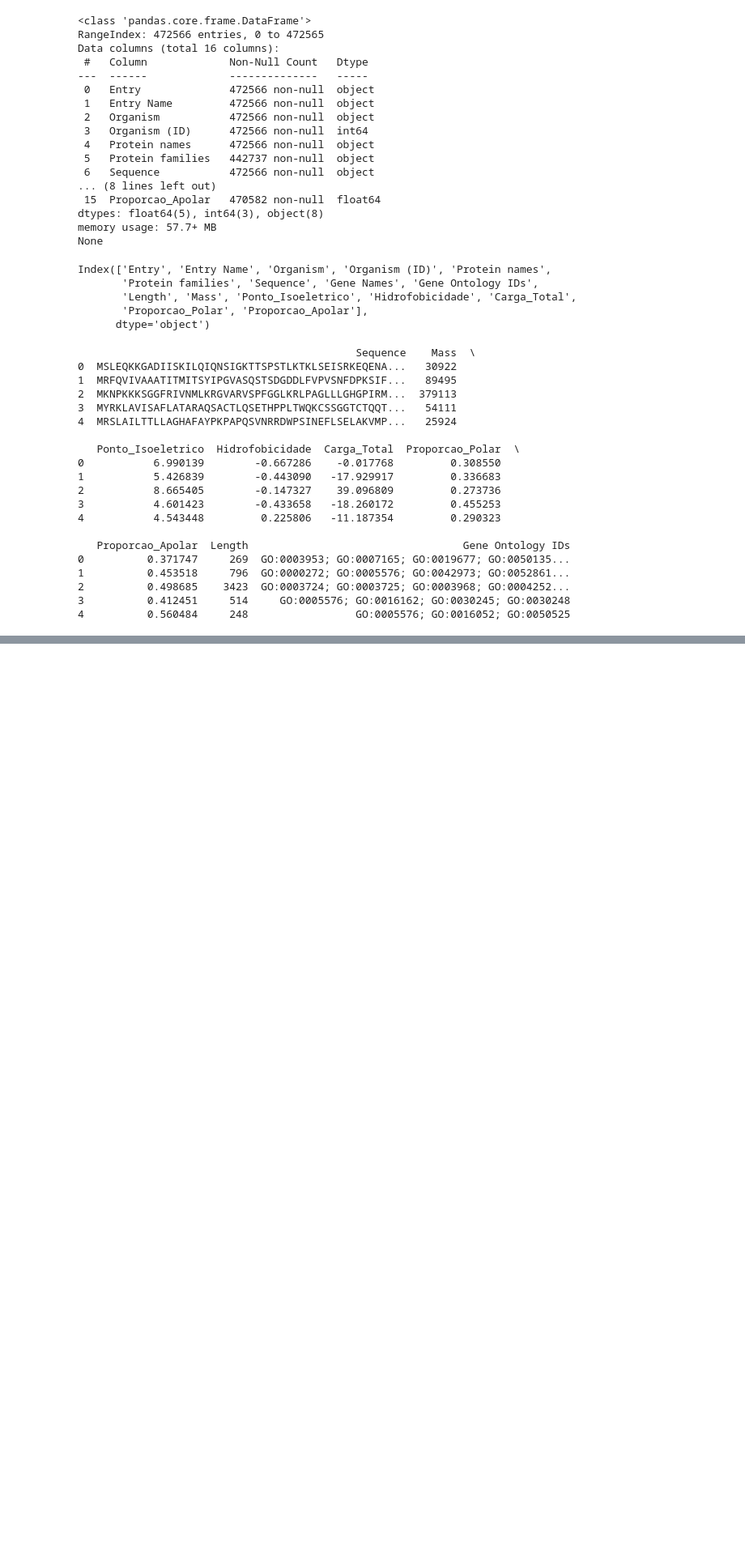
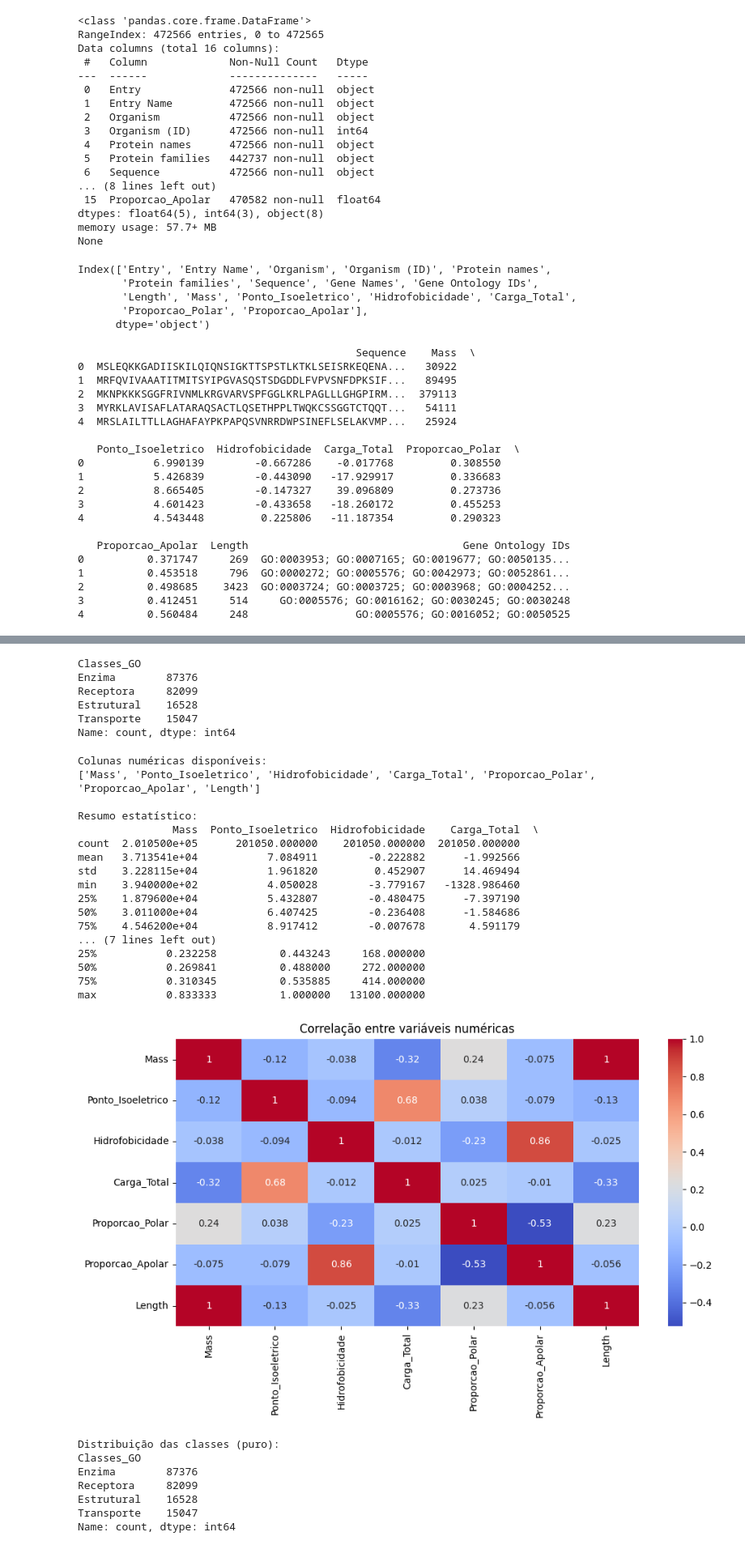
Before and after one commit to marcellovictor/classificacao-proteinas, a Jupyter notebook: uniprotkb.ipynb, the cells around one changed output, grey strips where cells are left out. Shown: that part at 81% size. Saved outputs shown, nothing was run; the diff lists cells and outputs as text; code cells hidden in the pictures; blank space fills up the shorter version.

```diff
--- a/uniprotkb.ipynb
+++ b/uniprotkb.ipynb
@@ -225,0 +242,62 @@ df_selecionado
+# %%
+# Filtrar apenas registros com uma única classe
+df_puro = df_selecionado[df_selecionado['Classes_GO'].isin(['Enzima', 'Receptora', 'Estrutural', 'Transporte'])]
+
+# Verificar novo balanceamento
+print(df_puro['Classes_GO'].value_counts())
+# %% [output]
+Classes_GO
+Enzima        87376
+Receptora     82099
+Estrutural    16528
+Transporte    15047
+Name: count, dtype: int64
+# %%
+import pandas as pd
+import seaborn as sns
+import matplotlib.pyplot as plt
+
+# Verificar colunas numéricas
+print("Colunas numéricas disponíveis:")
+print(df_puro.select_dtypes(include='number').columns.tolist())
+
+# Estatísticas descritivas
+print("\nResumo estatístico:")
+print(df_puro.describe())
+
+# Correlação entre variáveis
+plt.figure(figsize=(10, 6))
+sns.heatmap(df_puro.select_dtypes(include='number').corr(), annot=True, cmap='coolwarm')
+plt.title("Correlação entre variáveis numéricas")
+plt.tight_layout()
+plt.show()
+
+# Distribuição das classes
+print("\nDistribuição das classes (puro):")
+print(df_puro['Classes_GO'].value_counts())
+# %% [output]
+Colunas numéricas disponíveis:
+['Mass', 'Ponto_Isoeletrico', 'Hidrofobicidade', 'Carga_Total', 'Proporcao_Polar', 'Proporcao_Apolar', 'Length']
+
+Resumo estatístico:
+               Mass  Ponto_Isoeletrico  Hidrofobicidade    Carga_Total  \
+count  2.010500e+05      201050.000000    201050.000000  201050.000000
+mean   3.713541e+04           7.084911        -0.222882      -1.992566
+std    3.228115e+04           1.961820         0.452907      14.469494
+min    3.940000e+02           4.050028        -3.779167   -1328.986460
+25%    1.879600e+04           5.432807        -0.480475      -7.397190
+50%    3.011000e+04           6.407425        -0.236408      -1.584686
+75%    4.546200e+04           8.917412        -0.007678       4.591179
+... (7 lines left out)
+25%           0.232258          0.443243     168.000000
+50%           0.269841          0.488000     272.000000
+75%           0.310345          0.535885     414.000000
+max           0.833333          1.000000   13100.000000
+[figure, added]
+Distribuição das classes (puro):
+Classes_GO
+Enzima        87376
+Receptora     82099
+Estrutural    16528
+Transporte    15047
+Name: count, dtype: int64
```
Also changed, not shown: parts of 8 cells of this notebook.
